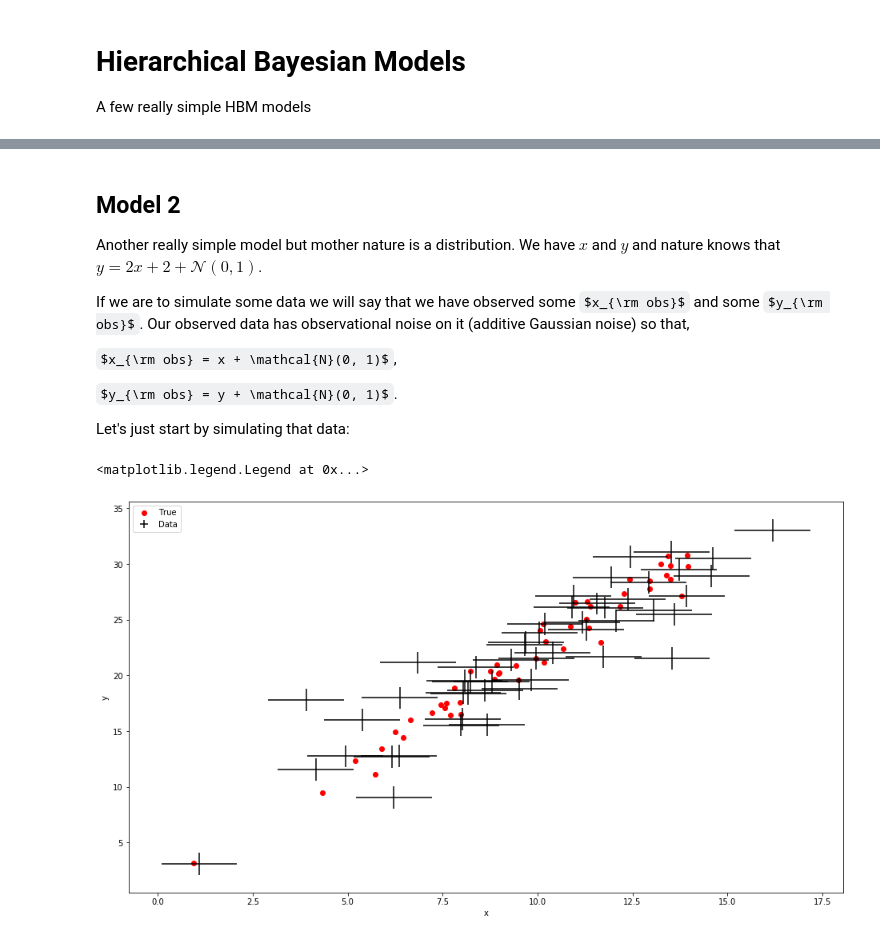
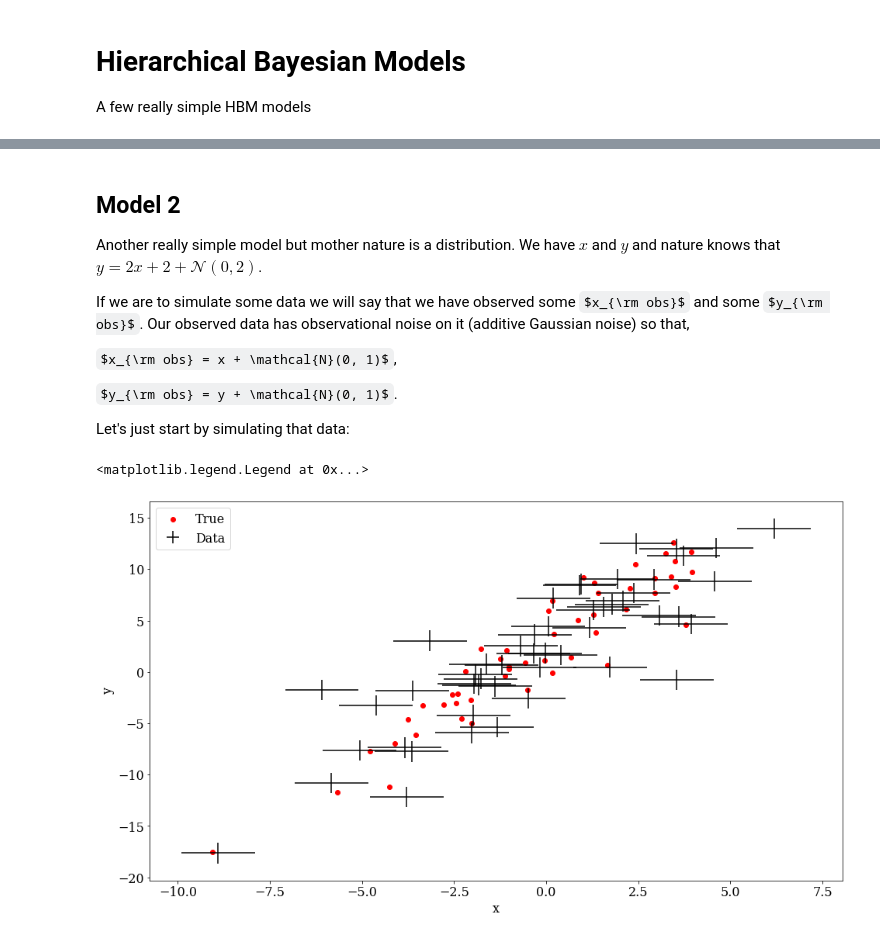
Before and after one commit to grd349/HBM, a Jupyter notebook: skills_problems.ipynb, the cells around one changed output, grey strips where cells are left out. Cells and saved outputs as stored; diff of their text form; code cells hidden in the pictures; some formulas as TeX source.

```diff
--- a/skills_problems.ipynb
+++ b/skills_problems.ipynb
@@ -115,7 +186,7 @@ ax.legend(loc=2)
 # %% [markdown]
 ## Model 2
 
-Another really simple model but mother nature is a distribution.  We have $x$ and $y$ and nature knows that $y = 2 x + 2 + \mathcal{N}(0,1)$.
+Another really simple model but mother nature is a distribution.  We have $x$ and $y$ and nature knows that $y = 2 x + 2 + \mathcal{N}(0,2)$.
 
 If we are to simulate some data we will say that we have observed some $x_{\rm obs}$ and some $y_{\rm obs}$.  Our observed data has observational noise on it (additive Gaussian noise) so that,
 
@@ -127,23 +198,24 @@ Let's just start by simulating that data:
 # %%
 np.random.seed(35) # What is 0x35 in decimal?
 npts = 50
 m = 2
 c = 2
+sigma = 2
 x_err = np.ones(npts)
 y_err = np.ones(npts)
 
-x = np.random.randn(npts) * 3 + 10
-y = m*x + c + np.random.randn(npts)
+x = np.random.randn(npts) * 3
+y = m*x + c + np.random.randn(npts) * sigma
 
 x_obs = x + np.random.randn(npts) * x_err
 y_obs = y + np.random.randn(npts) * y_err
 
 fig, ax = plt.subplots(figsize=[16,9])
 ax.scatter(x, y, c='r', label='True')
 ax.errorbar(x_obs, y_obs, xerr=x_err, yerr=y_err, linestyle='none', c='k', label='Data')
 ax.set_xlabel('x')
 ax.set_ylabel('y')
 ax.legend(loc=2)
 # %% [output]
 <matplotlib.legend.Legend at 0x...>
-[figure, old version]
+[figure, new version]
```
Also changed, not shown: parts of 22 cells of this notebook.
